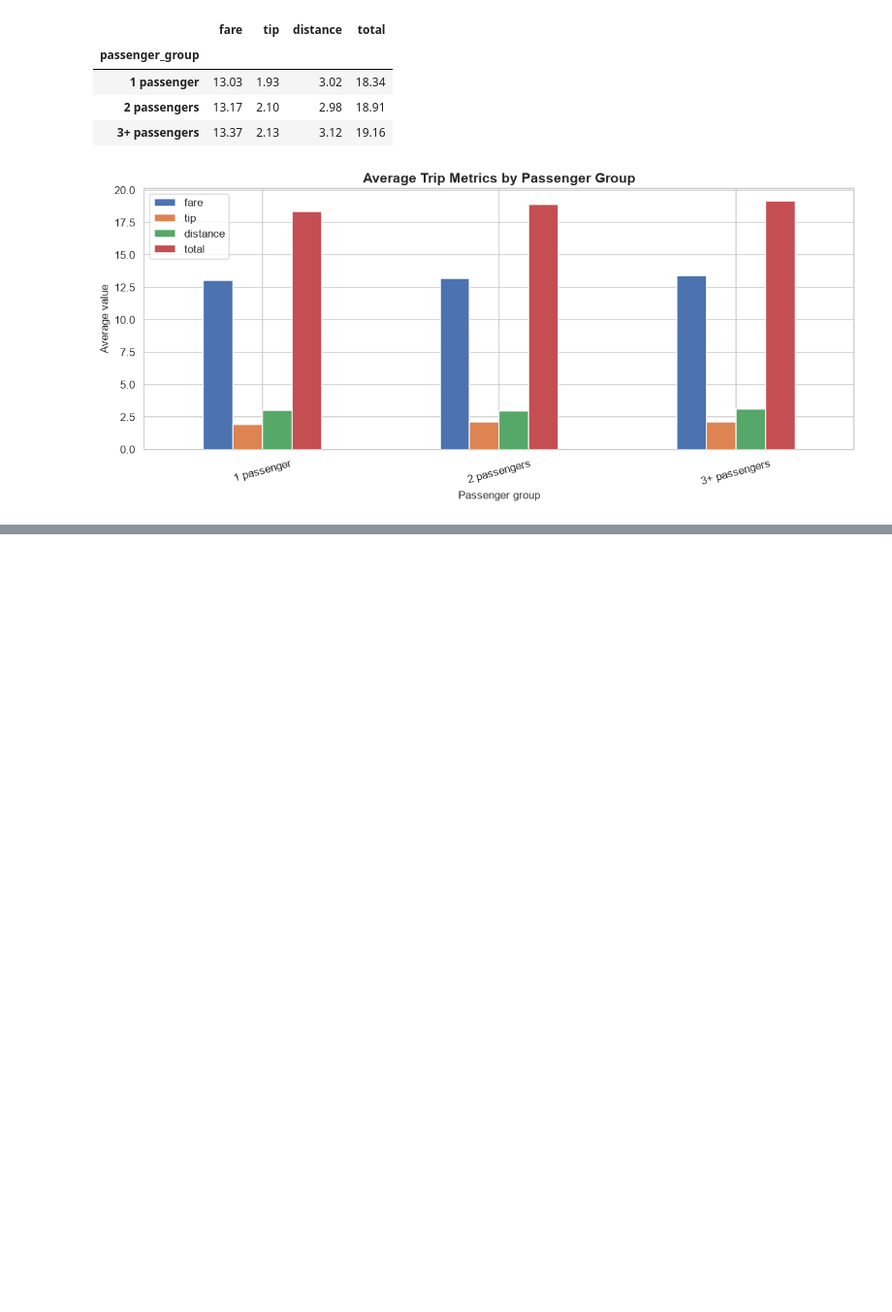
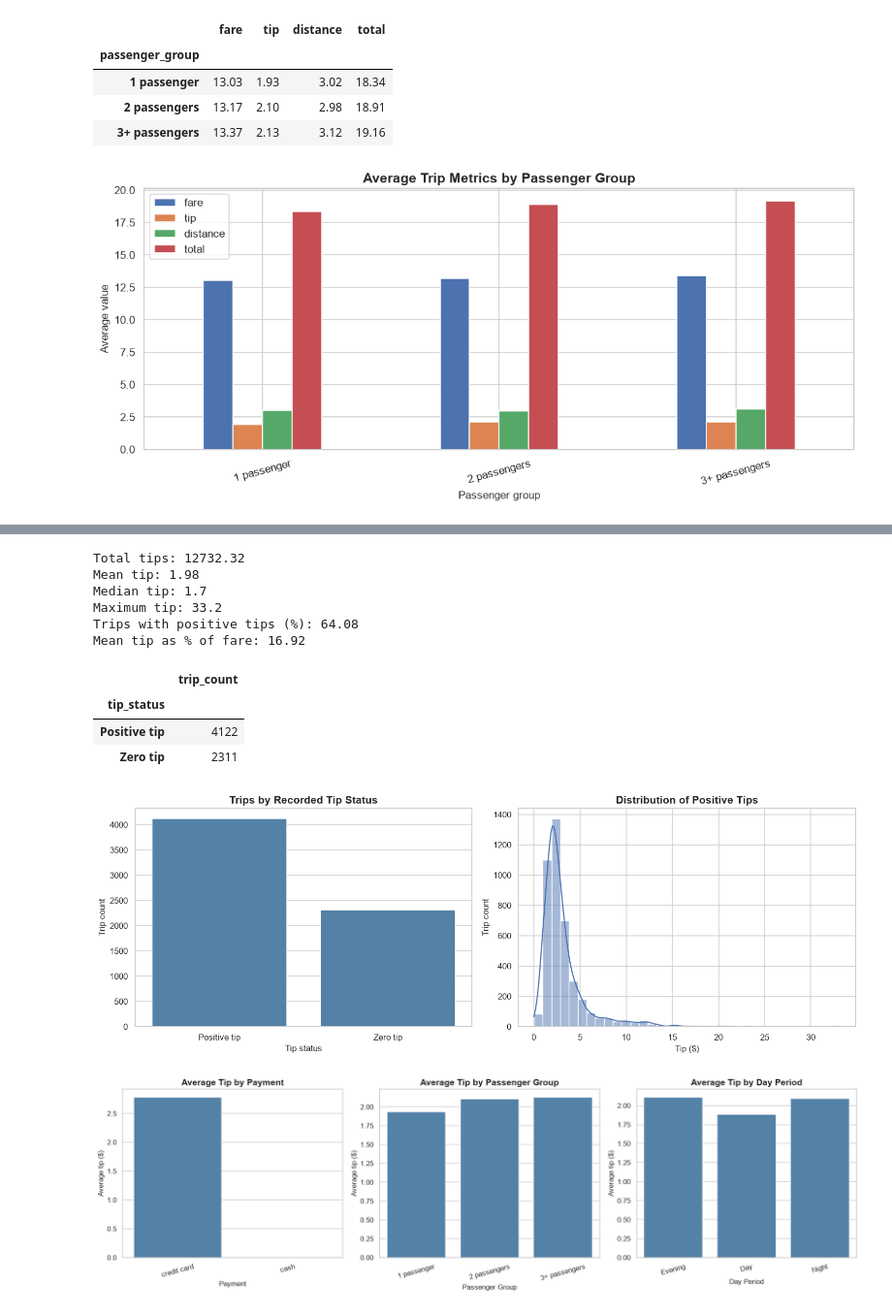
Before and after one commit to Arman-Shaban/Data_Analysis_Projects, a Jupyter notebook: taxi_analysis/Taxi_Analysis.ipynb, the cells around one changed output, grey strips where cells are left out. Shown at 97% size. Cells and saved outputs as stored; diff of their text form; code cells hidden in the pictures; blank space fills up the shorter version.

```diff
--- a/taxi_analysis/Taxi_Analysis.ipynb
+++ b/taxi_analysis/Taxi_Analysis.ipynb
@@ -142,0 +254,50 @@ Maximum passenger count: 6
+# %%
+tip_data = data.dropna(subset=["tip"]).copy()
+tip_data["tip_status"] = np.where(tip_data["tip"] > 0, "Positive tip", "Zero tip")
+tip_data["tip_percent_of_fare"] = 100 * tip_data["tip"] / tip_data["fare"].replace(0, np.nan)
+
+print("Total tips:", round(tip_data["tip"].sum(), 2))
+print("Mean tip:", round(tip_data["tip"].mean(), 2))
+print("Median tip:", round(tip_data["tip"].median(), 2))
+print("Maximum tip:", round(tip_data["tip"].max(), 2))
+print("Trips with positive tips (%):", round((tip_data["tip"] > 0).mean() * 100, 2))
+print("Mean tip as % of fare:", round(tip_data["tip_percent_of_fare"].replace(
+    [np.inf, -np.inf], np.nan).mean(), 2))
+
+tip_counts = tip_data["tip_status"].value_counts()
+display(tip_counts.rename("trip_count").to_frame())
+
+fig, axes = plt.subplots(1, 2, figsize=(14, 5))
+sns.barplot(x=tip_counts.index, y=tip_counts.values, color="steelblue", ax=axes[0])
+axes[0].set_title("Trips by Recorded Tip Status")
+axes[0].set_xlabel("Tip status")
+axes[0].set_ylabel("Trip count")
+sns.histplot(tip_data.loc[tip_data["tip"] > 0, "tip"], bins=35, kde=True, ax=axes[1])
+axes[1].set_title("Distribution of Positive Tips")
+axes[1].set_xlabel("Tip ($)")
+axes[1].set_ylabel("Trip count")
+plt.tight_layout()
+plt.show()
+
+fig, axes = plt.subplots(1, 3, figsize=(17, 5))
+for ax, col in zip(axes, ["payment", "passenger_group", "day_period"]):
+    sns.barplot(data=tip_data, x=col, y="tip", errorbar=None, color="steelblue", ax=ax)
+    ax.set_title(f"Average Tip by {col.replace('_', ' ').title()}")
+    ax.set_xlabel(col.replace("_", " ").title())
+    ax.set_ylabel("Average tip ($)")
+    ax.tick_params(axis="x", rotation=15)
+plt.tight_layout()
+plt.show()
+# %% [output]
+Total tips: 12732.32
+Mean tip: 1.98
+Median tip: 1.7
+Maximum tip: 33.2
+Trips with positive tips (%): 64.08
+Mean tip as % of fare: 16.92
+|  | trip_count |
+| tip_status |  |
+| Positive tip | 4122 |
+| Zero tip | 2311 |
+[figure, added]
+[figure, added]
```
Also changed, not shown: parts of 4 cells of this notebook.
